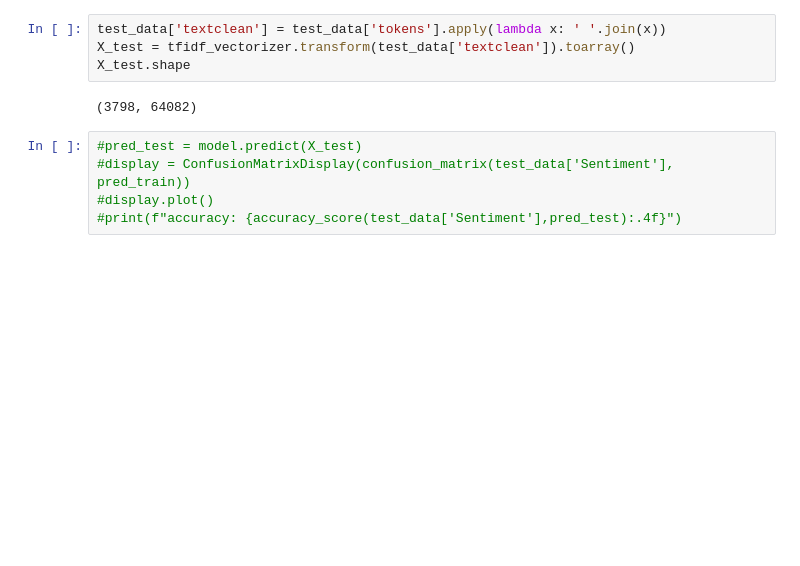
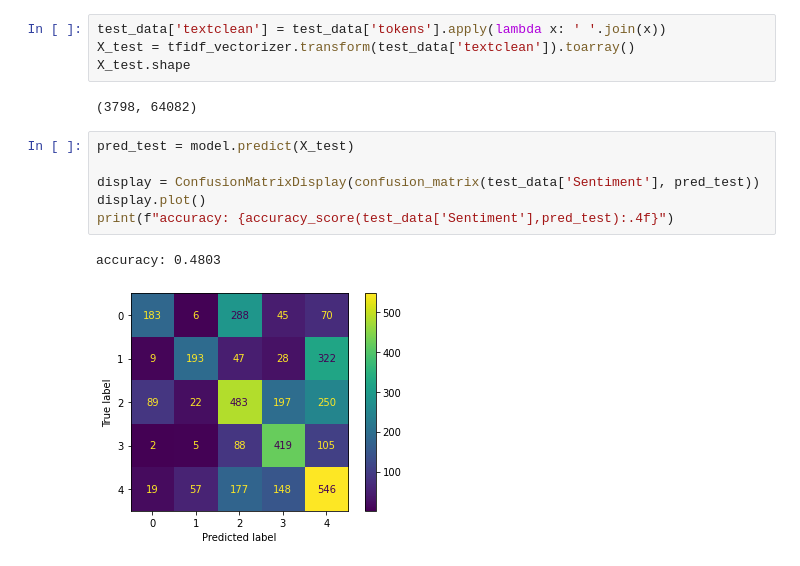
Before and after one commit to Asianspinmaster/cs39aa_project, a Jupyter notebook: project_part2.ipynb, the cells around one changed output. Saved outputs shown, nothing was run; the diff lists cells and outputs as text; blank space fills up the shorter version.

```diff
--- a/project_part2.ipynb
+++ b/project_part2.ipynb
@@ -371,7 +372,11 @@ X_test.shape
 # %% [output]
 (3798, 64082)
 # %%
-#pred_test = model.predict(X_test)
-#display = ConfusionMatrixDisplay(confusion_matrix(test_data['Sentiment'], pred_train))
-#display.plot()
-#print(f"accuracy: {accuracy_score(test_data['Sentiment'],pred_test):.4f}")
+pred_test = model.predict(X_test)
+
+display = ConfusionMatrixDisplay(confusion_matrix(test_data['Sentiment'], pred_test))
+display.plot()
+print(f"accuracy: {accuracy_score(test_data['Sentiment'],pred_test):.4f}")
+# %% [output]
+accuracy: 0.4803
+[figure, added]
```
Also changed, not shown: parts of 2 cells of this notebook.
